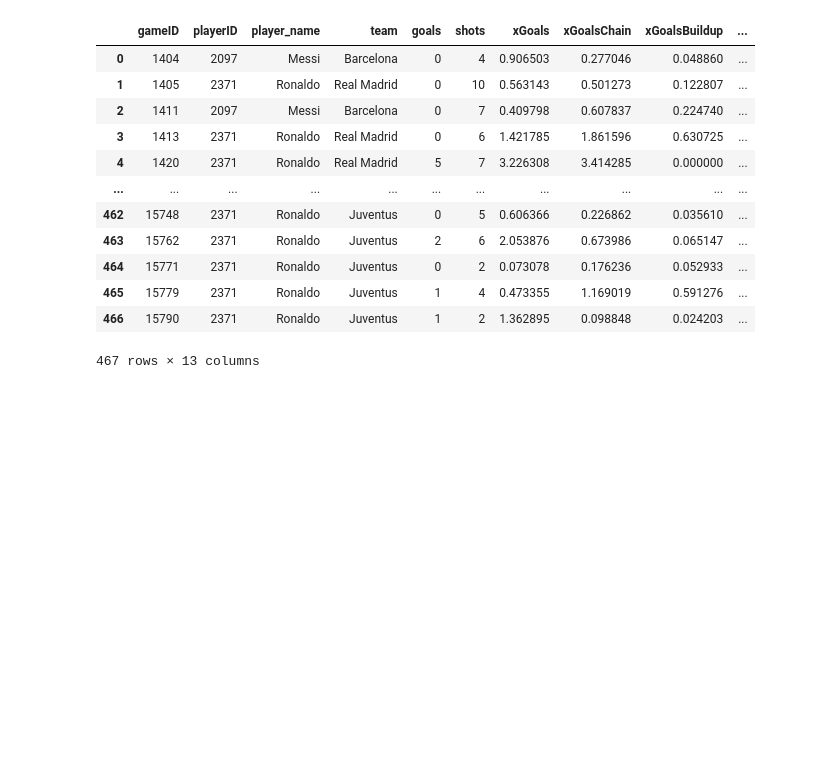
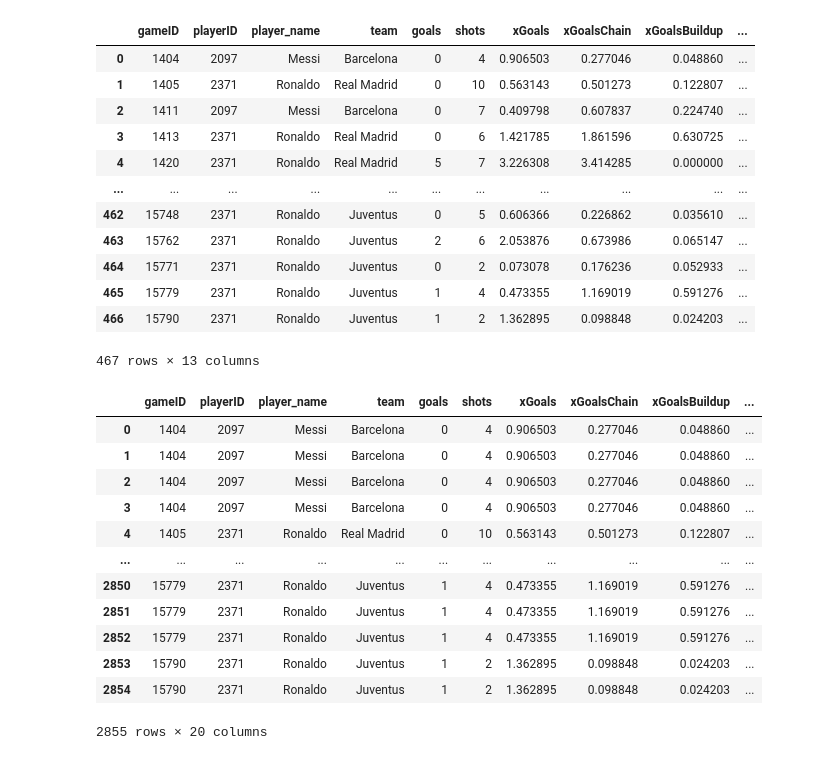
Before and after one commit to qinalan10/ronaldovsmessi, a Jupyter notebook: data/Untitled1.ipynb, the cells around one changed output. Drawn from its saved outputs; the diff is of its cells as text; code cells hidden in the pictures; blank space fills up the shorter version.

```diff
--- a/data/Untitled1.ipynb
+++ b/data/Untitled1.ipynb
@@ -206 +224,17 @@ ronaldo_messi_shots = sqldf("""select a.*, situation, shotType, shotResult, xGoa
+# %%
+ronaldo_messi_shots
+# %% [output]
+|  | gameID | playerID | player_name | team | goals | shots | xGoals | xGoalsChain | xGoalsBuildup | ... |
+| 0 | 1404 | 2097 | Messi | Barcelona | 0 | 4 | 0.906503 | 0.277046 | 0.048860 | ... |
+| 1 | 1404 | 2097 | Messi | Barcelona | 0 | 4 | 0.906503 | 0.277046 | 0.048860 | ... |
+| 2 | 1404 | 2097 | Messi | Barcelona | 0 | 4 | 0.906503 | 0.277046 | 0.048860 | ... |
+| 3 | 1404 | 2097 | Messi | Barcelona | 0 | 4 | 0.906503 | 0.277046 | 0.048860 | ... |
+| 4 | 1405 | 2371 | Ronaldo | Real Madrid | 0 | 10 | 0.563143 | 0.501273 | 0.122807 | ... |
+| ... | ... | ... | ... | ... | ... | ... | ... | ... | ... | ... |
+| 2850 | 15779 | 2371 | Ronaldo | Juventus | 1 | 4 | 0.473355 | 1.169019 | 0.591276 | ... |
+| 2851 | 15779 | 2371 | Ronaldo | Juventus | 1 | 4 | 0.473355 | 1.169019 | 0.591276 | ... |
+| 2852 | 15779 | 2371 | Ronaldo | Juventus | 1 | 4 | 0.473355 | 1.169019 | 0.591276 | ... |
+| 2853 | 15790 | 2371 | Ronaldo | Juventus | 1 | 2 | 1.362895 | 0.098848 | 0.024203 | ... |
+| 2854 | 15790 | 2371 | Ronaldo | Juventus | 1 | 2 | 1.362895 | 0.098848 | 0.024203 | ... |
+2855 rows × 20 columns
 # %%
```
Also changed, not shown: parts of 4 cells of this notebook, 4 other files.
